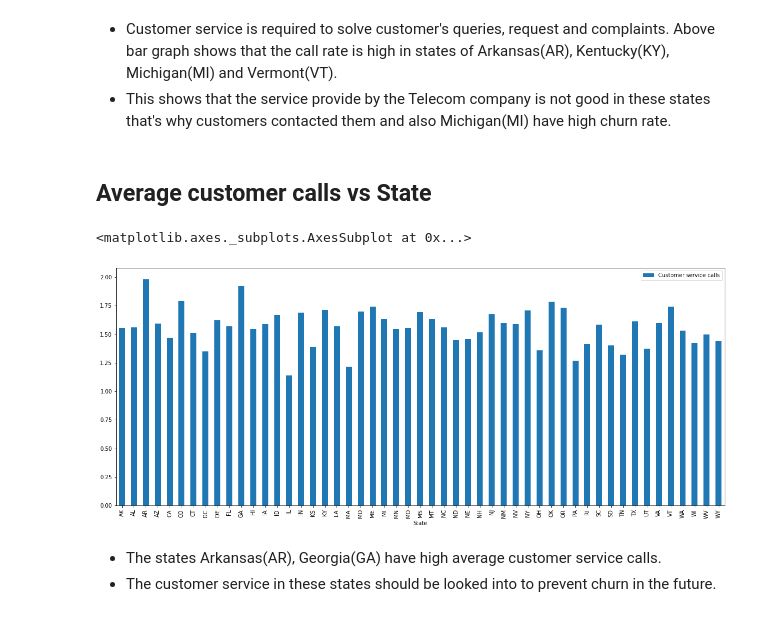
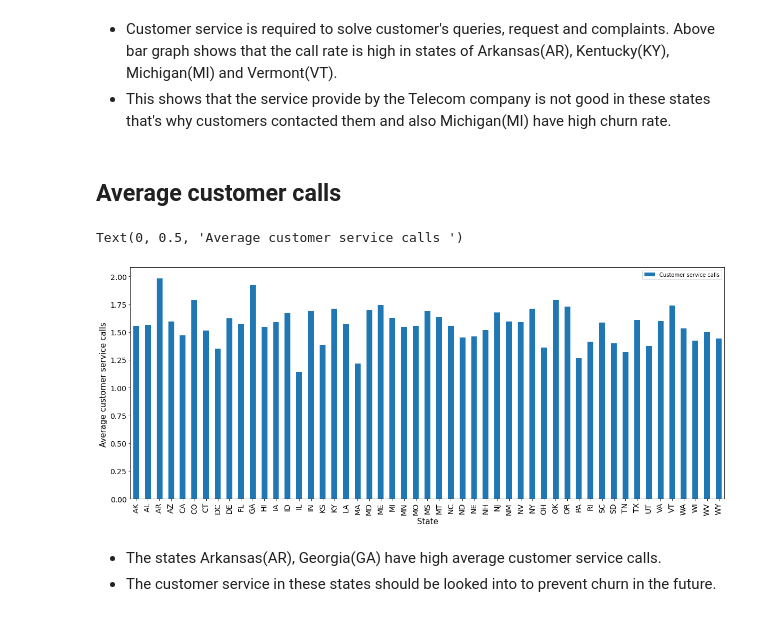
Before and after one commit to Zeeshan00789/Telecom-churn-analysis, a Jupyter notebook: 2_Churn_Analysis_Capstone_Project_Solution.ipynb, the cells around one changed output. Cells and saved outputs as stored; diff of their text form; code cells hidden in the pictures.

```diff
--- a/2_Churn_Analysis_Capstone_Project_Solution.ipynb
+++ b/2_Churn_Analysis_Capstone_Project_Solution.ipynb
@@ -503,17 +513,21 @@ plt.show()
 * Customer service is required to solve customer's queries, request and complaints. Above bar graph shows that the call rate is high in states of Arkansas(AR), Kentucky(KY), Michigan(MI) and Vermont(VT).
 * This shows that the service provide by the Telecom company is not good in these states that's why customers contacted them and also Michigan(MI) have high churn rate.
 # %% [markdown]
-## Average customer calls vs State
+## Average customer calls
 # %%
 #mean of customer service calls
 customer_service = df.groupby(['State']).agg({'Customer service calls':"mean",})
 #figure size
 plt.rcParams['figure.figsize'] = (20, 8)
+
 #graph plot
-customer_service.plot(kind='bar')
+ax = customer_service.plot.bar(fontsize = 14)
+# Set x and y-labels
+ax.set_xlabel("State", fontsize = 15)
+ax.set_ylabel("Average customer service calls ", fontsize = 15)
 # %% [output]
-<matplotlib.axes._subplots.AxesSubplot at 0x...>
+Text(0, 0.5, 'Average customer service calls ')
-[figure, old version]
+[figure, new version]
 # %% [markdown]
 * The states Arkansas(AR), Georgia(GA) have high average customer service calls.
 * The customer service in these states should be looked into to prevent churn in the future.
```
Also changed, not shown: parts of 17 cells of this notebook.
